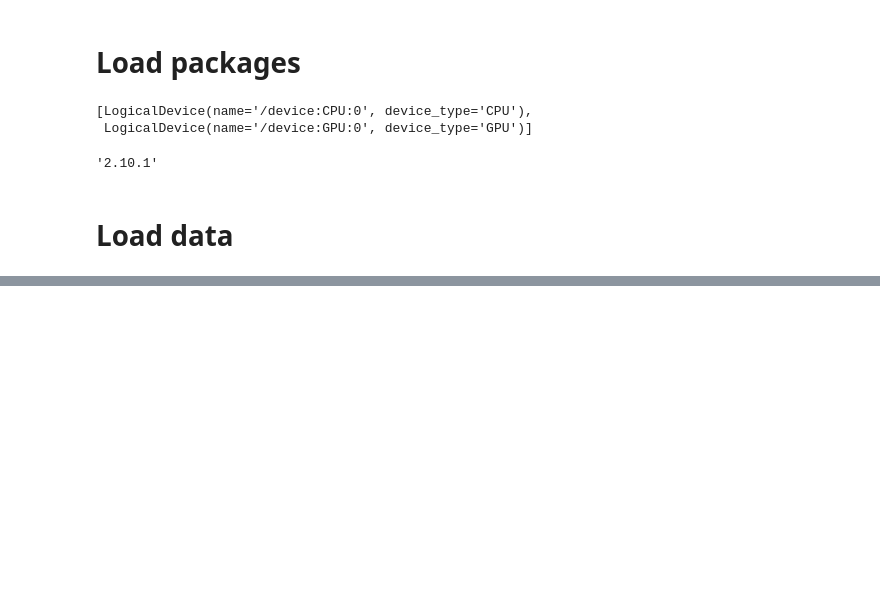
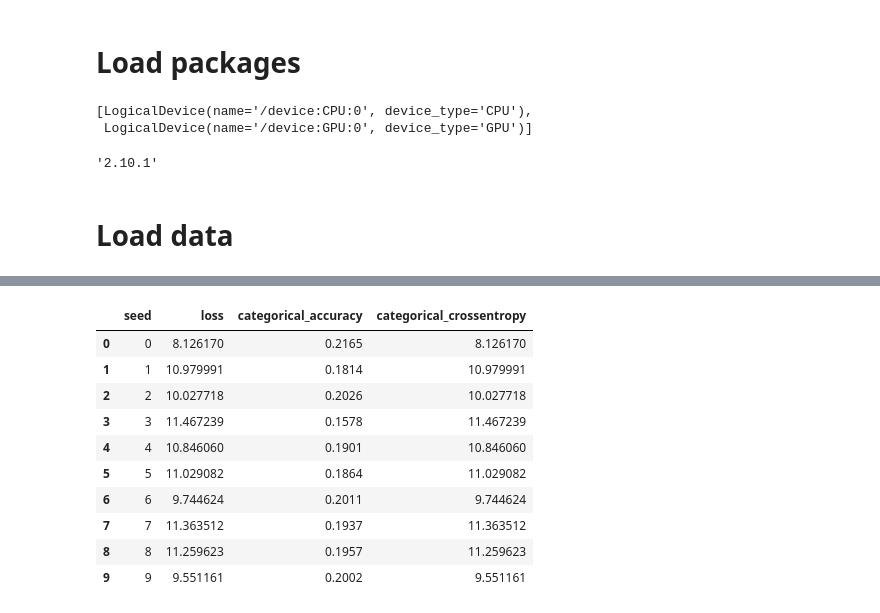
Before and after one commit to SawickiBartosz/DeepLearning2023, a Jupyter notebook: Project1/fully_connected.ipynb, the cells around one changed output, grey strips where cells are left out. Saved outputs shown, nothing was run; the diff lists cells and outputs as text; code cells hidden in the pictures; blank space fills up the shorter version.

Commit message:
fully connected experiments

```diff
--- a/Project1/fully_connected.ipynb
+++ b/Project1/fully_connected.ipynb
@@ -216,0 +240,33 @@ plt.show()
+# %%
+TRAINING_SEEDS = list(range(10))
+results = []
+for seed in TRAINING_SEEDS:
+    random.seed(seed)
+    np.random.seed(seed)
+    tf.random.set_seed(seed)
+
+    model = create_model()
+
+    model.compile(
+        optimizer=optimizers.Adam(learning_rate=0.001),
+        loss=losses.CategoricalCrossentropy(),
+        metrics=[metrics.CategoricalAccuracy(), metrics.CategoricalCrossentropy()]
+    )
+
+    history = model.fit(
+        dataset_train,
+        epochs=200,
+        validation_data=dataset_val,
+        shuffle=True,
+        callbacks=[early_stopping, reduce_lr]
+    )
+    eval_results = model.evaluate(dataset_test)
+
+    results += [{
+        'seed': seed,
+        'results': dict(zip(model.metrics_names, eval_results))
+    }]
+
+results = pd.DataFrame(results)
+results = pd.concat([results.drop(["results"], axis=1), results["results"].apply(pd.Series)], axis=1)
+results.to_csv('fully_connected_results.csv')
@@ -216,0 +291,14 @@ plt.show()
+# %%
+results
+# %% [output]
+|  | seed | loss | categorical_accuracy | categorical_crossentropy |
+| 0 | 0 | 8.126170 | 0.2165 | 8.126170 |
+| 1 | 1 | 10.979991 | 0.1814 | 10.979991 |
+| 2 | 2 | 10.027718 | 0.2026 | 10.027718 |
+| 3 | 3 | 11.467239 | 0.1578 | 11.467239 |
+| 4 | 4 | 10.846060 | 0.1901 | 10.846060 |
+| 5 | 5 | 11.029082 | 0.1864 | 11.029082 |
+| 6 | 6 | 9.744624 | 0.2011 | 9.744624 |
+| 7 | 7 | 11.363512 | 0.1937 | 11.363512 |
+| 8 | 8 | 11.259623 | 0.1957 | 11.259623 |
+| 9 | 9 | 9.551161 | 0.2002 | 9.551161 |
```
Also changed, not shown: parts of 23 cells of this notebook, 2 other files.
